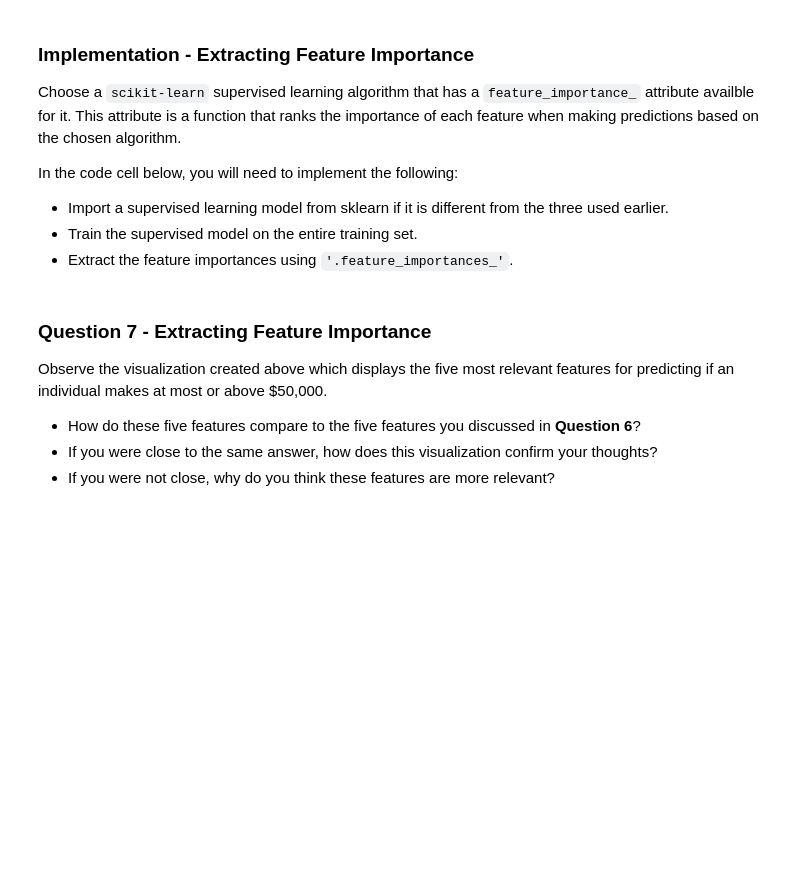
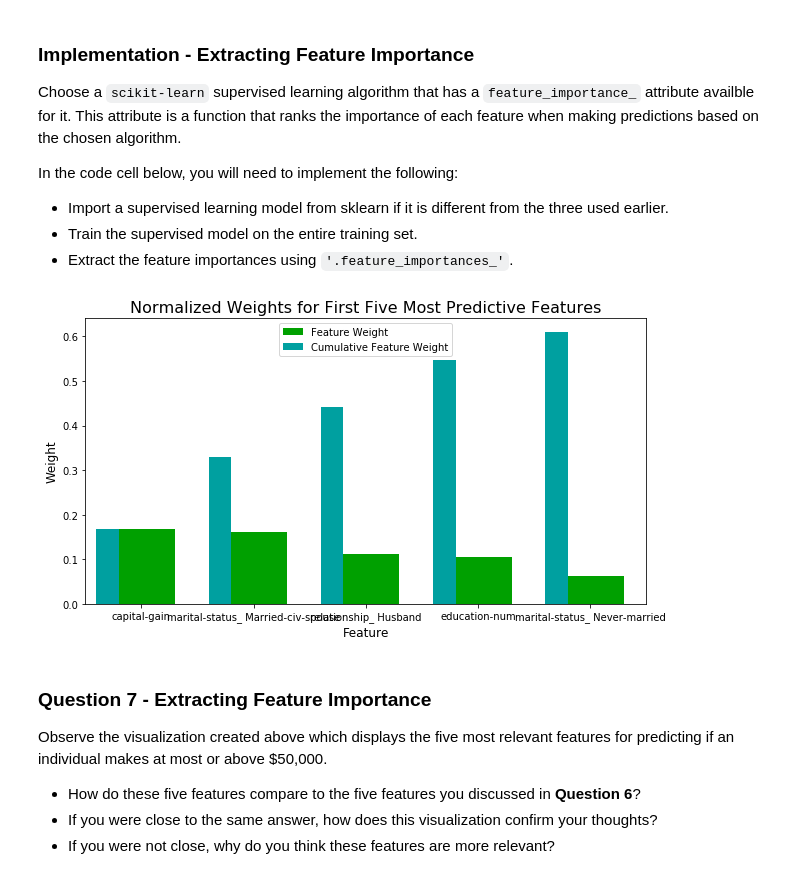
Before and after one commit to mnshr/Udacity-ML, a Jupyter notebook: finding_donors/finding_donors.ipynb, the cells around one changed output. Cells and saved outputs as stored; diff of their text form; code cells hidden in the pictures; blank space fills up the shorter version.

```diff
--- a/finding_donors/finding_donors.ipynb
+++ b/finding_donors/finding_donors.ipynb
@@ -562,17 +570,22 @@ In the code cell below, you will need to implement the following:
  - Train the supervised model on the entire training set.
  - Extract the feature importances using `'.feature_importances_'`.
 # %%
+import visuals as vs
+from sklearn.ensemble import RandomForestClassifier
+
 # TODO: Import a supervised learning model that has 'feature_importances_'
-
+clf = RandomForestClassifier(min_samples_split=8, n_estimators=20, criterion='gini',max_depth=10 )
 
 # TODO: Train the supervised model on the training set using .fit(X_train, y_train)
-model = None
+model = clf.fit(X_train, y_train)
 
 # TODO: Extract the feature importances using .feature_importances_
-importances = None
+importances = importances = model.feature_importances_
 
 # Plot
 vs.feature_plot(importances, X_train, y_train)
+# %% [output]
+[figure, added]
 # %% [markdown]
 ### Question 7 - Extracting Feature Importance
 
```
Also changed, not shown: parts of 5 cells of this notebook.
